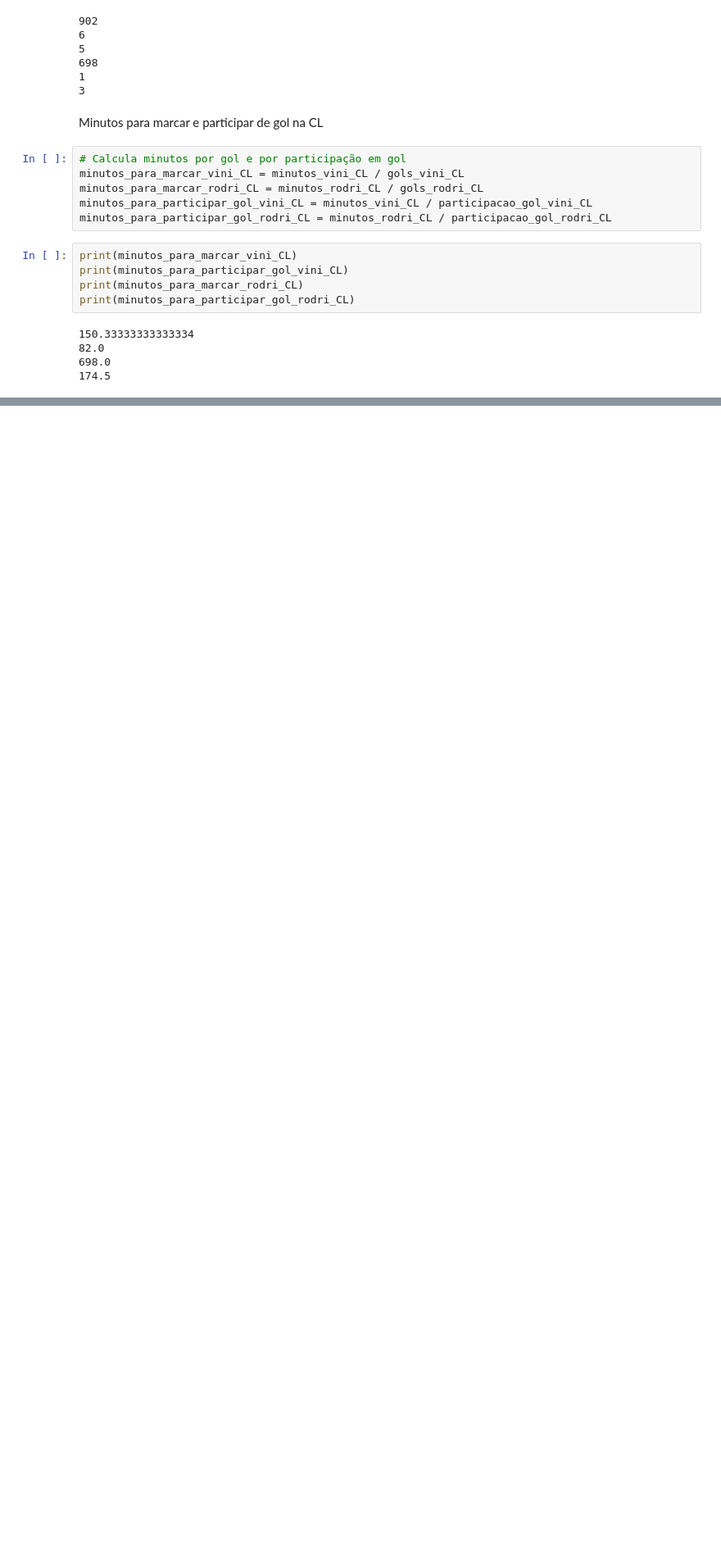
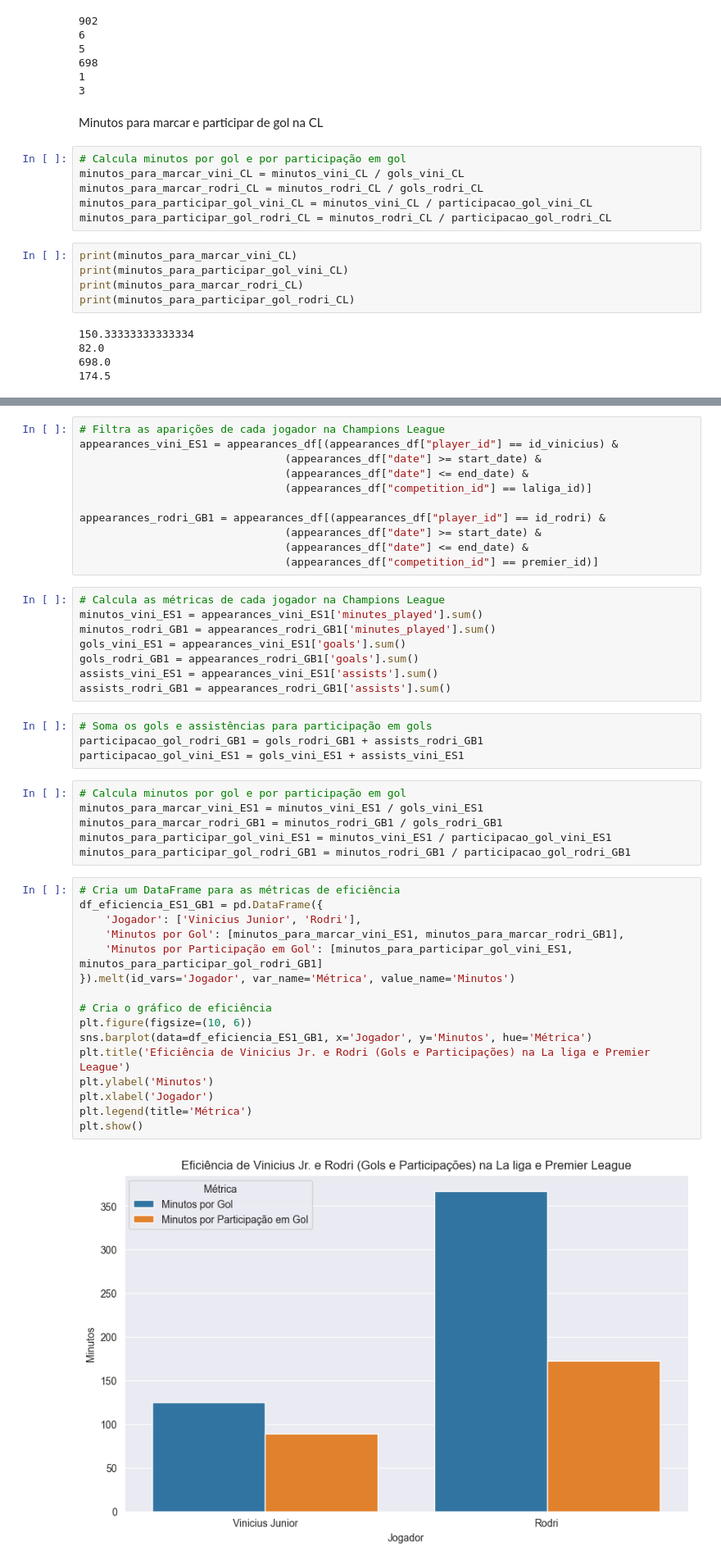
Before and after one commit to felipsants/trabalho-final-org_dados, a Jupyter notebook: datasets/EDA.ipynb, the cells around one changed output, grey strips where cells are left out. Shown at 82% size. Saved outputs shown, nothing was run; the diff lists cells and outputs as text; blank space fills up the shorter version.

Commit message:
Comparisons between Premie League and La liga

```diff
--- a/datasets/EDA.ipynb
+++ b/datasets/EDA.ipynb
@@ -477,0 +494,47 @@ plt.show()
+# %%
+# Filtra as aparições de cada jogador na Champions League
+appearances_vini_ES1 = appearances_df[(appearances_df["player_id"] == id_vinicius) &
+                                (appearances_df["date"] >= start_date) &
+                                (appearances_df["date"] <= end_date) &
+                                (appearances_df["competition_id"] == laliga_id)]
+
+appearances_rodri_GB1 = appearances_df[(appearances_df["player_id"] == id_rodri) &
+                                (appearances_df["date"] >= start_date) &
+                                (appearances_df["date"] <= end_date) &
+                                (appearances_df["competition_id"] == premier_id)]
+# %%
+# Calcula as métricas de cada jogador na Champions League
+minutos_vini_ES1 = appearances_vini_ES1['minutes_played'].sum()
+minutos_rodri_GB1 = appearances_rodri_GB1['minutes_played'].sum()
+gols_vini_ES1 = appearances_vini_ES1['goals'].sum()
+gols_rodri_GB1 = appearances_rodri_GB1['goals'].sum()
+assists_vini_ES1 = appearances_vini_ES1['assists'].sum()
+assists_rodri_GB1 = appearances_rodri_GB1['assists'].sum()
+# %%
+# Soma os gols e assistências para participação em gols
+participacao_gol_rodri_GB1 = gols_rodri_GB1 + assists_rodri_GB1
+participacao_gol_vini_ES1 = gols_vini_ES1 + assists_vini_ES1
+# %%
+# Calcula minutos por gol e por participação em gol
+minutos_para_marcar_vini_ES1 = minutos_vini_ES1 / gols_vini_ES1
+minutos_para_marcar_rodri_GB1 = minutos_rodri_GB1 / gols_rodri_GB1
+minutos_para_participar_gol_vini_ES1 = minutos_vini_ES1 / participacao_gol_vini_ES1
+minutos_para_participar_gol_rodri_GB1 = minutos_rodri_GB1 / participacao_gol_rodri_GB1
+# %%
+# Cria um DataFrame para as métricas de eficiência
+df_eficiencia_ES1_GB1 = pd.DataFrame({
+    'Jogador': ['Vinicius Junior', 'Rodri'],
+    'Minutos por Gol': [minutos_para_marcar_vini_ES1, minutos_para_marcar_rodri_GB1],
+    'Minutos por Participação em Gol': [minutos_para_participar_gol_vini_ES1, minutos_para_participar_gol_rodri_GB1]
+}).melt(id_vars='Jogador', var_name='Métrica', value_name='Minutos')
+
+# Cria o gráfico de eficiência
+plt.figure(figsize=(10, 6))
+sns.barplot(data=df_eficiencia_ES1_GB1, x='Jogador', y='Minutos', hue='Métrica')
+plt.title('Eficiência de Vinicius Jr. e Rodri (Gols e Participações) na La liga e Premier League')
+plt.ylabel('Minutos')
+plt.xlabel('Jogador')
+plt.legend(title='Métrica')
+plt.show()
+# %% [output]
+[figure, added]
```
Also changed, not shown: parts of 6 cells of this notebook.
